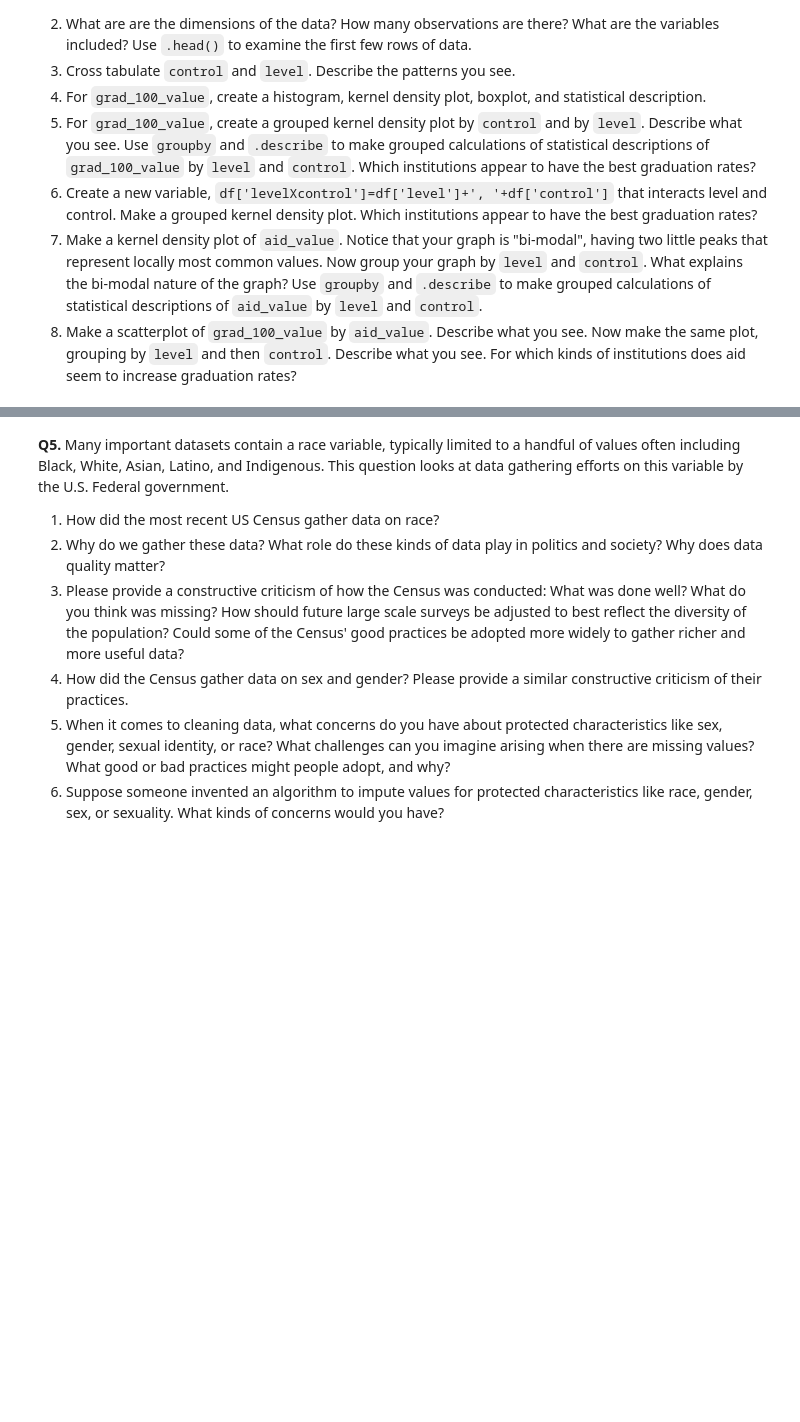
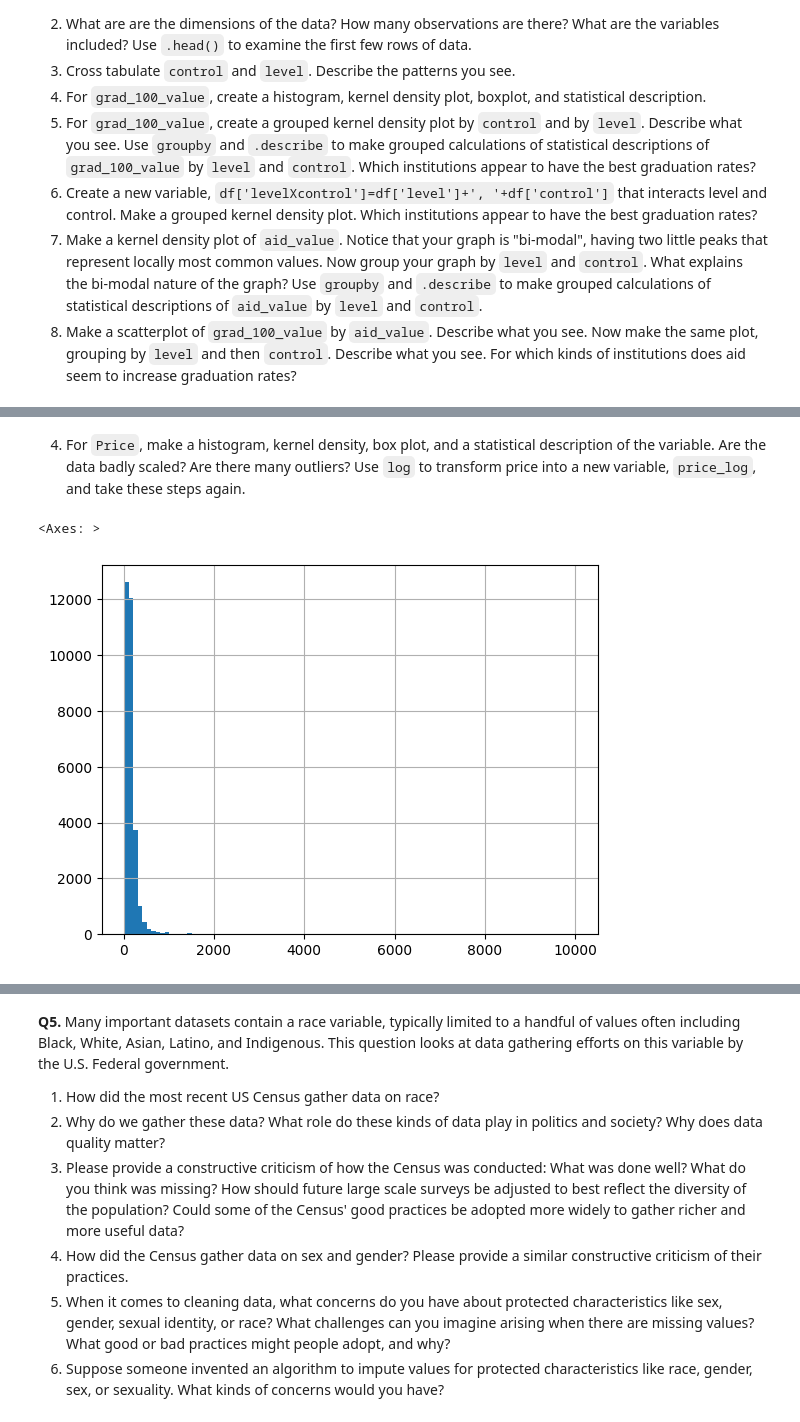
Before and after one commit to MKhour/DS3001, a Jupyter notebook: assignment2.ipynb, the cells around one changed output, grey strips where cells are left out. Drawn from its saved outputs; the diff is of its cells as text; code cells hidden in the pictures; blank space fills up the shorter version.

```diff
--- a/assignment2.ipynb
+++ b/assignment2.ipynb
@@ -403,0 +482,8 @@ The "relevant" variables for this question are:
+# %% [markdown]
+4. For `Price`, make a histogram, kernel density, box plot, and a statistical description of the variable. Are the data badly scaled? Are there many outliers? Use `log` to transform price into a new variable, `price_log`, and take these steps again.
+# %%
+# histogram for price
+airbnb["Price"].hist(bins=100) # this is hard to read because of the rare expensive listings (the data has a long tail)
+# %% [output]
+<Axes: >
+[figure, added]
```
Also changed, not shown: parts of 53 cells of this notebook.
